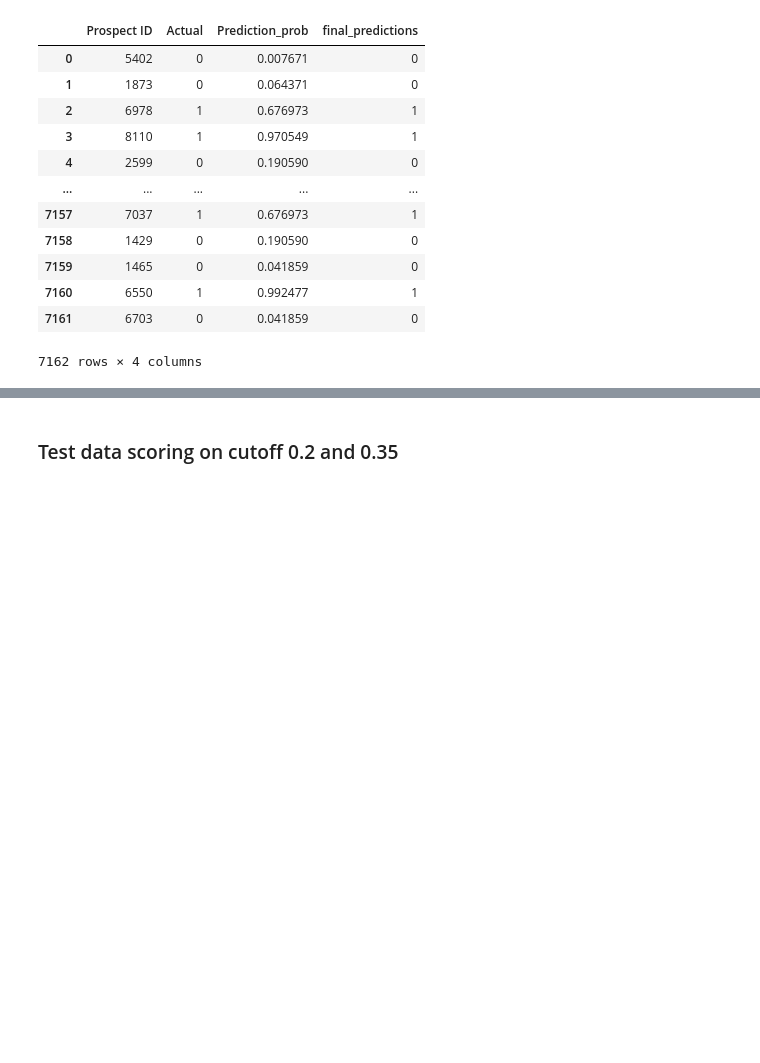
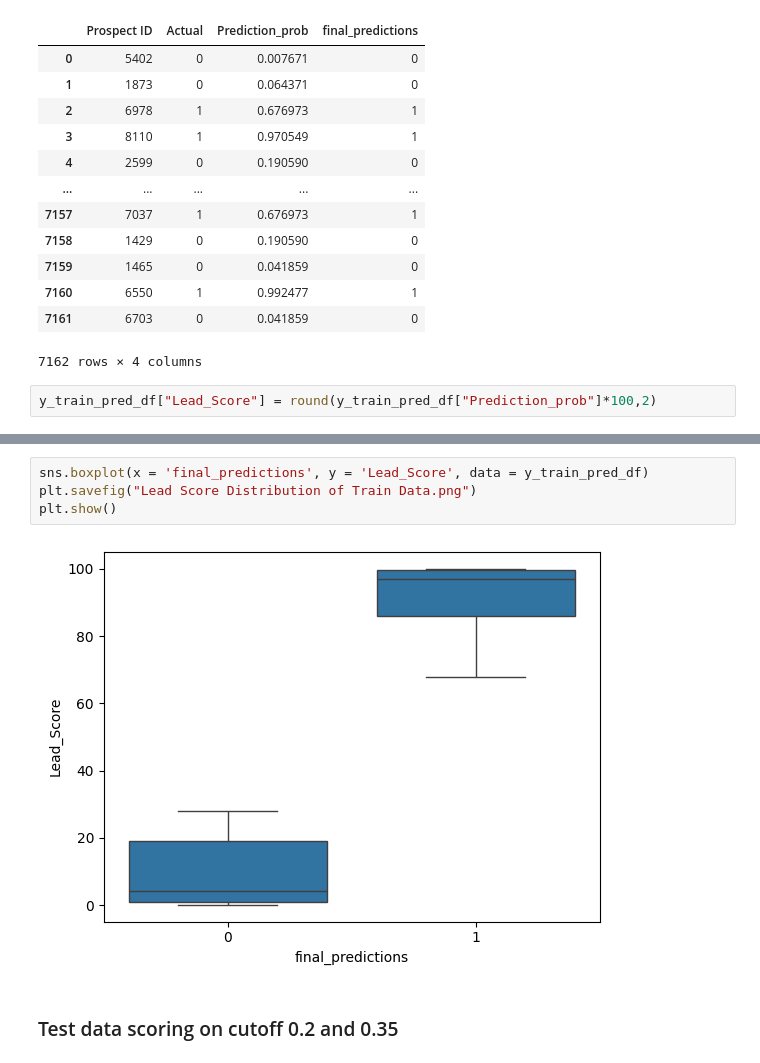
Before and after one commit to zaskap/upgrad_lead_scoring_assignment, a Jupyter notebook: Lead_Scoring.ipynb, the cells around one changed output, grey strips where cells are left out. Cells and saved outputs as stored; diff of their text form; blank space fills up the shorter version.

```diff
--- a/Lead_Scoring.ipynb
+++ b/Lead_Scoring.ipynb
@@ -1773,3 +1833,5 @@ y_train_pred_df[["Prospect ID", "Actual", "Prediction_prob", "final_predictions"
 | 7160 | 6550 | 1 | 0.992477 | 1 |
 | 7161 | 6703 | 0 | 0.041859 | 0 |
 7162 rows × 4 columns
+# %%
+y_train_pred_df["Lead_Score"] = round(y_train_pred_df["Prediction_prob"]*100,2)
@@ -1776,3 +1854,9 @@ y_train_pred_df[["Prospect ID", "Actual", "Prediction_prob", "final_predictions"
+# %%
+sns.boxplot(x = 'final_predictions', y = 'Lead_Score', data = y_train_pred_df)
+plt.savefig("Lead Score Distribution of Train Data.png")
+plt.show()
+# %% [output]
+[figure, added]
 # %% [markdown]
 ### Test data scoring on cutoff 0.2 and 0.35
 # %%
```
Also changed, not shown: parts of 33 cells of this notebook.
